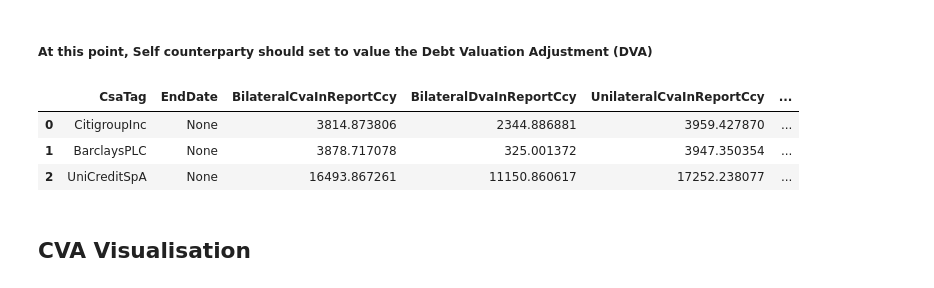
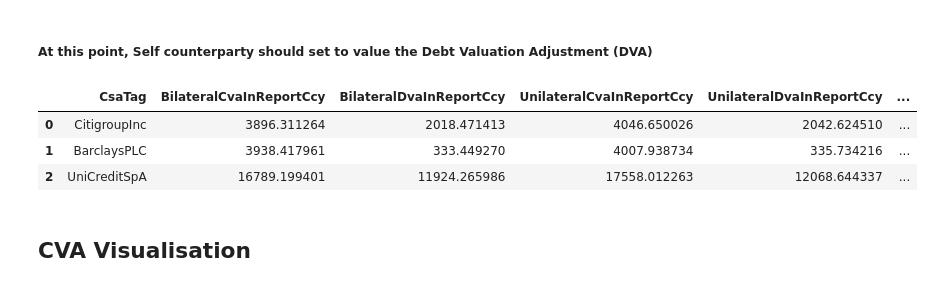
Before and after one commit to LSEG-API-Samples/Article.IPA.LD.Python.Calculating-CVA-for-OTC-derivatives-portfolio, a Jupyter notebook: CVA_example.ipynb, the cells around one changed output. Drawn from its saved outputs; the diff is of its cells as text; code cells hidden in the pictures.

Commit message:
added numeraireType param to pricing params

```diff
--- a/CVA_example.ipynb
+++ b/CVA_example.ipynb
@@ -133,28 +133,29 @@ cva_calculator = CVACalculator()
 # %%
 cva_result = cva_calculator.calculate_cva(
         portfolio=portfolio,
         pricing_parameters = PricingParameters(
                     valuation_date="2024-12-13",
                     simulation_count=1000,
                     self_reference_entity="LSEG",
                     self_recovery_rate_percent=40.0,
-                    report_ccy="GBP"
+                    report_ccy="GBP",
+                    numeraire_type="Cash"
             ),
         entity = SelfEntity(
                     name="LSEG",
                     collateral_currency="GBP",
                     recovery_instrument=40.0,
                     recovery_deal=40.0,
                     curve_id="0#BBBGBPBMK="
             )
         )
 
 cva_result
 # %% [output]
-|  | CsaTag | EndDate | BilateralCvaInReportCcy | BilateralDvaInReportCcy | UnilateralCvaInReportCcy | ... |
-| 0 | CitigroupInc | None | 3814.873806 | 2344.886881 | 3959.427870 | ... |
-| 1 | BarclaysPLC | None | 3878.717078 | 325.001372 | 3947.350354 | ... |
-| 2 | UniCreditSpA | None | 16493.867261 | 11150.860617 | 17252.238077 | ... |
+|  | CsaTag | BilateralCvaInReportCcy | BilateralDvaInReportCcy | UnilateralCvaInReportCcy | UnilateralDvaInReportCcy | ... |
+| 0 | CitigroupInc | 3896.311264 | 2018.471413 | 4046.650026 | 2042.624510 | ... |
+| 1 | BarclaysPLC | 3938.417961 | 333.449270 | 4007.938734 | 335.734216 | ... |
+| 2 | UniCreditSpA | 16789.199401 | 11924.265986 | 17558.012263 | 12068.644337 | ... |
 # %%
 # to view the CVA universe, comment out run the function below.
 # cva_calculator.cva_universe
```
Also changed, not shown: parts of 1 cell of this notebook, 1 other file.
